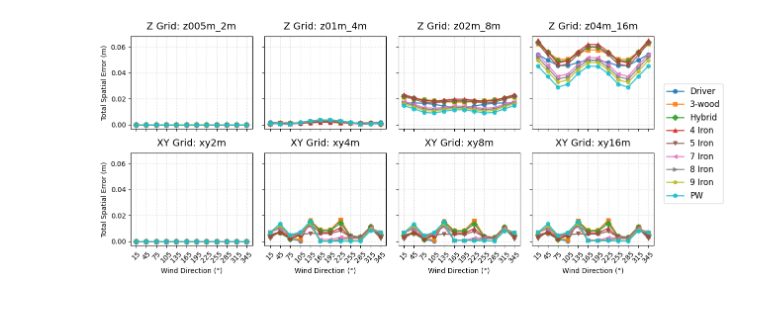
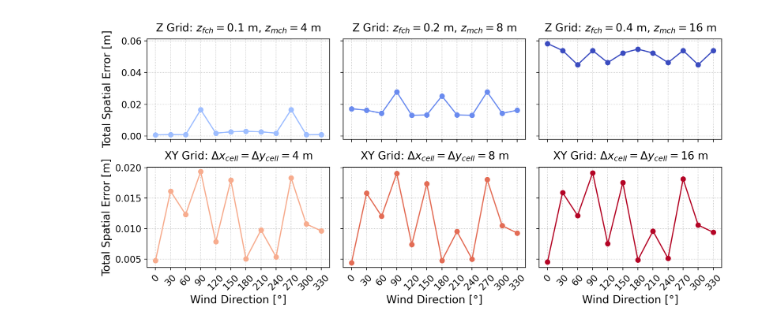
Before and after one commit to JacobManniche/Bachelor_rep, a Jupyter notebook: demos/grid_study_hpc.ipynb, the cells around one changed output. Drawn from its saved outputs; the diff is of its cells as text; code cells hidden in the pictures.

```diff
--- a/demos/grid_study_hpc.ipynb
+++ b/demos/grid_study_hpc.ipynb
@@ -98,16 +83,16 @@ def simulate_single_shot(shot_type, wind, solver='rk45', rotation=0):
     P0 += np.array([2, 2, 0])  # Add a small offset to ensure the initial position is not exactly at the origin
     traj = PGA(shot_type, wind=wind, orientation=rotation, P0=P0)
 
-    traj.solve(solver, rtol=1e-5)
-
+    traj.solve(solver, rtol=1e-13)
+    print(f"Completed {shot_type} with rotation {rotation}°")
     return traj.p[-1][:2], np.max(traj.p[:, 2]), P0
 # %%
 try:
-    joblib.load("grid_study_results2.joblib")
+    df = joblib.load("grid_study_results.joblib")
     print("Results already exist. Skipping simulation.")
 except FileNotFoundError:
     # create pandas dataframe to store results for all shots and wind conditions + angles
-    angles = np.arange(15, 375, 30)
+    angles = np.arange(0, 360, 20)
 
     all_tasks = [
         (key, shot, angle)
@@ -116,10 +101,10 @@ except FileNotFoundError:
         for angle in angles
     ]
 
-    results = Parallel(n_jobs=-1)(
-        delayed(simulate_single_shot)(shot, wind[key], rotation=angle)
+    results = [
+        simulate_single_shot(shot, wind[key], rotation=angle)
         for key, shot, angle in all_tasks
-    )
+    ]
 
     rows = []
     for (key, shot, angle), (landingpoint, max_height, P0) in zip(all_tasks, results):
@@ -134,5 +119,5 @@ except FileNotFoundError:
             "max_height": max_height,
         })
     df = pd.DataFrame(rows)
-    #joblib.dump(df, "grid_study_results_rolled_skewed.joblib")
+    joblib.dump(df, "grid_study_results.joblib")
 # %% [output]
@@ -177,11 +146,11 @@ ax[0].scatter(subset['starting_point'][:36].apply(lambda p: p[0]), subset['start
 ax[1].scatter(subset['starting_point'][:36].apply(lambda p: p[0]), subset['starting_point'][:36].apply(lambda p: p[1]), alpha=1, marker='x', label='Starting Point', color='black')
 
 
-subset = df[df['wind_key'] == 'z0025m_1m']
+subset = df[df['wind_key'] == 'z005m_2m']
 
 ax[0].scatter(subset['x'], subset['y'], label='Landing points')
 
-subset = df[df['wind_key'] == 'xy1m']
+subset = df[df['wind_key'] == 'xy2m']
 
 ax[1].scatter(subset['x'], subset['y'], label='Landing points')
 
@@ -269,14 +238,22 @@ plt.show()
 # %%
+titles = {
+    'z01m_4m': '$z_{fch}=0.1$ m, $z_{mch}=4$ m',
+    'z02m_8m': '$z_{fch}=0.2$ m, $z_{mch}=8$ m',
+    'z04m_16m': '$z_{fch}=0.4$ m, $z_{mch}=16$ m',
+    'xy4m': '$\\Delta x_{cell} = \\Delta y_{cell} =4$ m',
+    'xy8m': '$\\Delta x_{cell} = \\Delta y_{cell} =8$ m',
+    'xy16m': '$\\Delta x_{cell} = \\Delta y_{cell} =16$ m'
+}
 shot_types = df['shot_type'].unique()
-shot_types = np.delete(shot_types, [2, 6])
+#shot_types = np.delete(shot_types, [2, 5, 6, 9])
 
 # 1. Calculate the total spatial error magnitude from your differences
 df['total_spatial_error'] = np.sqrt(df['x_diff']**2 + df['y_diff']**2)
 
 # 2. Group your keys explicitly so we can map them to the 4x2 layout
 # (Ordered from coarsest to finest for logical reading left-to-right)
-xy_keys = plot_keys[0:4]  # Replace with your actual XY keys
-z_keys = plot_keys[4:8]  # Replace with your actual Z keys
+xy_keys = plot_keys[0:3]  # Replace with your actual XY keys
+z_keys = plot_keys[3:6]  # Replace with your actual Z keys
 
 angles = sorted(df['wind_direction'].unique())
 
@@ -288,62 +265,66 @@ shot_styles = {shot: {'color': colors[i % len(colors)], 'marker': markers[i % le
 
 # 4. Initialize the 2x4 Subplot Grid
 # sharex ensures wind angles match; sharey allows easy magnitude comparison across grids
-fig, axes = plt.subplots(2, 4, figsize=(12, 6), sharex=True, sharey=True)
+fig, axes = plt.subplots(2, 3, figsize=(12, 6), sharex=True, sharey='row', dpi=200)
+
+colors = plt.cm.coolwarm_r([0.0, 0.15, 0.3, 0.7, 0.85, 1.0])  # Adjusted to match the number of keys
 
 # --- Row 1: Z Grid Progressions ---
 for j, key in enumerate(z_keys):
     ax = axes[0, j]
     grid_df = df[df['wind_key'] == key]
 
-    for shot in shot_types:
-        shot_df = grid_df[grid_df['shot_type'] == shot].sort_values('wind_direction')
-        ax.plot(
-            shot_df['wind_direction'],
-            shot_df['total_spatial_error'],
-            label=shot,
-            linewidth=1.8,
-            alpha=0.85,
-            **shot_styles[shot]
-        )
-    ax.set_title(f"Z Grid: {key}", fontsize=14, pad=10)
-    ax.grid(True, linestyle=':', alpha=0.6)
+    # mean of all clubs for each angle
+    mean_df = grid_df.groupby('wind_direction')['total_spatial_error'].mean().reset_index()
+    ax.plot(
+        mean_df['wind_direction'],
+        mean_df['total_spatial_error'],
+        label='Mean Error',
+        marker='o',
+        color=colors[::-1][2-j]
+    )
+
+    ax.tick_params(axis='both', labelsize=12)
+    ax.set_title(f"Z Grid: {titles[key]}", fontsize=14, pad=10)
+    ax.grid(True, linestyle=':', alpha=0.8)
 
 # --- Row 2: XY Grid Progressions ---
 for j, key in enumerate(xy_keys):
     ax = axes[1, j]
     grid_df = df[df['wind_key'] == key]
 
-    for shot in shot_types:
-        shot_df = grid_df[grid_df['shot_type'] == shot].sort_values('wind_direction')
-        ax.plot(
-            shot_df['wind_direction'],
-            shot_df['total_spatial_error'],
-            label=shot,
-            linewidth=1.8,
-            alpha=0.85,
-            **shot_styles[shot]
-        )
-    ax.set_title(f"XY Grid: {key}", fontsize=14, pad=10)
-    ax.grid(True, linestyle=':', alpha=0.6)
+    # mean of all clubs for each angle
+    mean_df = grid_df.groupby('wind_direction')['total_spatial_error'].mean().reset_index()
+    ax.plot(
+        mean_df['wind_direction'],
+        mean_df['total_spatial_error'],
+        label='Mean Error',
+        marker='o',
+        color=colors[2-j]  # Continue color mapping after Z keys
+    )
+    ax.set_title(f"XY Grid: {titles[key]}", fontsize=14, pad=10)
+    ax.grid(True, linestyle=':', alpha=0.8)
 
 # 5. Formatting X and Y labels securely across outer edges
 for ax in axes[1, :]:
-    ax.set_xlabel("Wind Direction (°)", fontsize=10)
+    ax.set_xlabel("Wind Direction [°]", fontsize=14)
+    ax.tick_params(axis='both', labelsize=12)
     ax.set_xticks(angles)
     ax.set_xticklabels(angles, rotation=45)
 
-for ax in axes[:, 0]:
-    ax.set_ylabel("Total Spatial Error (m)", fontsize=10)
+
+axes[0, 0].set_ylabel("Total Spatial Error [m]", fontsize=14, labelpad=11)
+axes[1, 0].set_ylabel("Total Spatial Error [m]", fontsize=14)
 
 # 6. Build a singular unified legend centered at the top
 handles, labels = axes[0, 0].get_legend_handles_labels()
-fig.legend(handles, labels, loc='upper center', bbox_to_anchor=(1.03, 0.7), fontsize=12)
+#fig.legend(handles, labels, loc='upper center', bbox_to_anchor=(1.03, 0.7), fontsize=12)
 
 # Adjust padding to ensure titles, labels, and legends don't overlap
 plt.tight_layout(rect=[0.02, 0.02, 0.98, 0.92])
 
 plt.show()
 # %% [output]
-[figure, old version]
+[figure, new version]
 # %%
 # boxplot of differnces for each key
```
Also changed, not shown: parts of 9 cells of this notebook, 4 other files.
